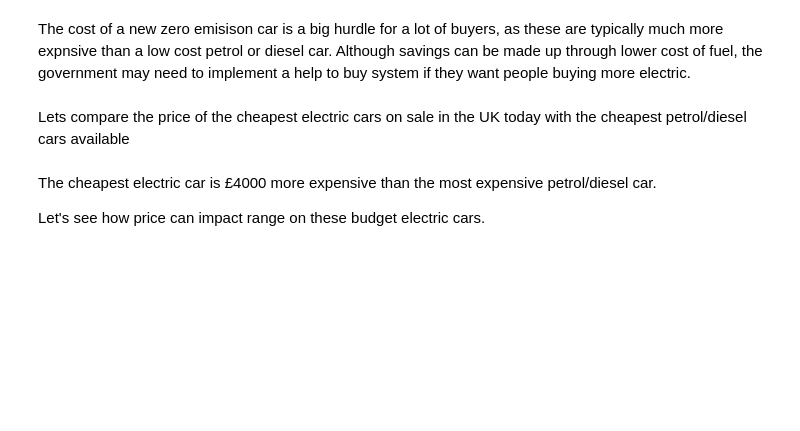
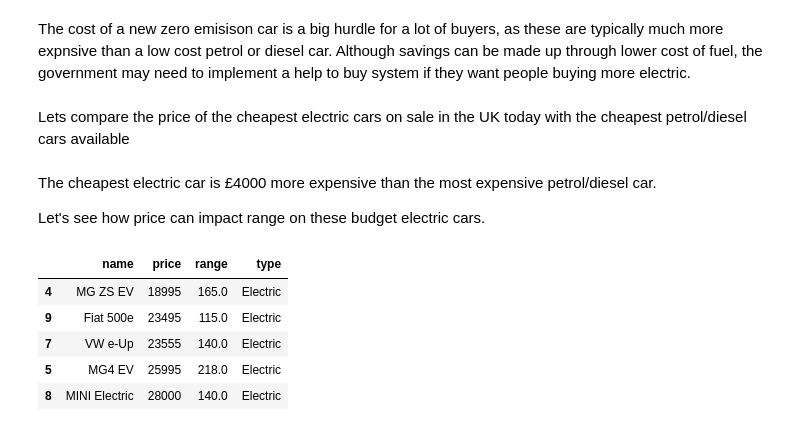
Before and after one commit to jmoro0408/UK_Net_Zero, a Jupyter notebook: Zero_Emission_vehicles.ipynb, the cells around one changed output. Saved outputs shown, nothing was run; the diff lists cells and outputs as text; code cells hidden in the pictures; blank space fills up the shorter version.

```diff
--- a/Zero_Emission_vehicles.ipynb
+++ b/Zero_Emission_vehicles.ipynb
@@ -206,6 +208,15 @@ fig.show()
 The cheapest electric car is £4000 more expensive than the most expensive petrol/diesel car.
 
 Let's see how price can impact range on these budget electric cars.
+# %%
+car_df.head()
+# %% [output]
+|  | name | price | range | type |
+| 4 | MG ZS EV | 18995 | 165.0 | Electric |
+| 9 | Fiat 500e | 23495 | 115.0 | Electric |
+| 7 | VW e-Up | 23555 | 140.0 | Electric |
+| 5 | MG4 EV | 25995 | 218.0 | Electric |
+| 8 | MINI Electric | 28000 | 140.0 | Electric |
 # %%
 fig = px.scatter(car_df[car_df['type'] == 'Electric'], x='range', y='price',
              title='Budget Electric car Price vs Range',
```
Also changed, not shown: parts of 11 cells of this notebook.
